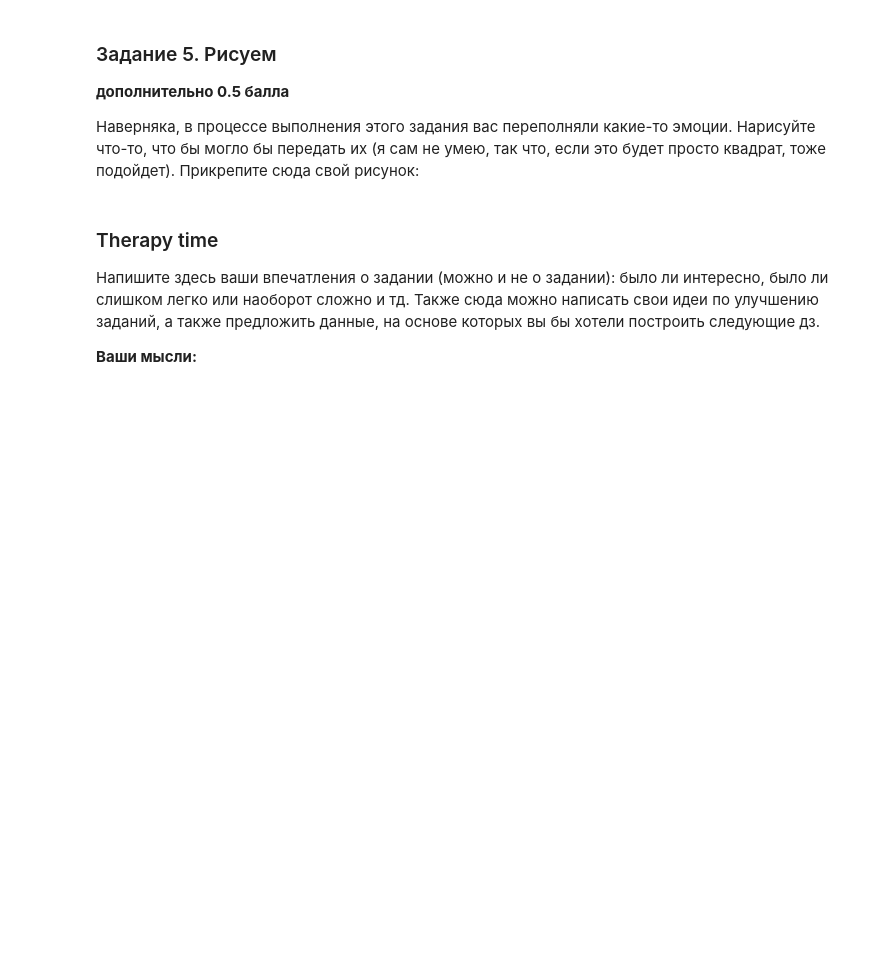
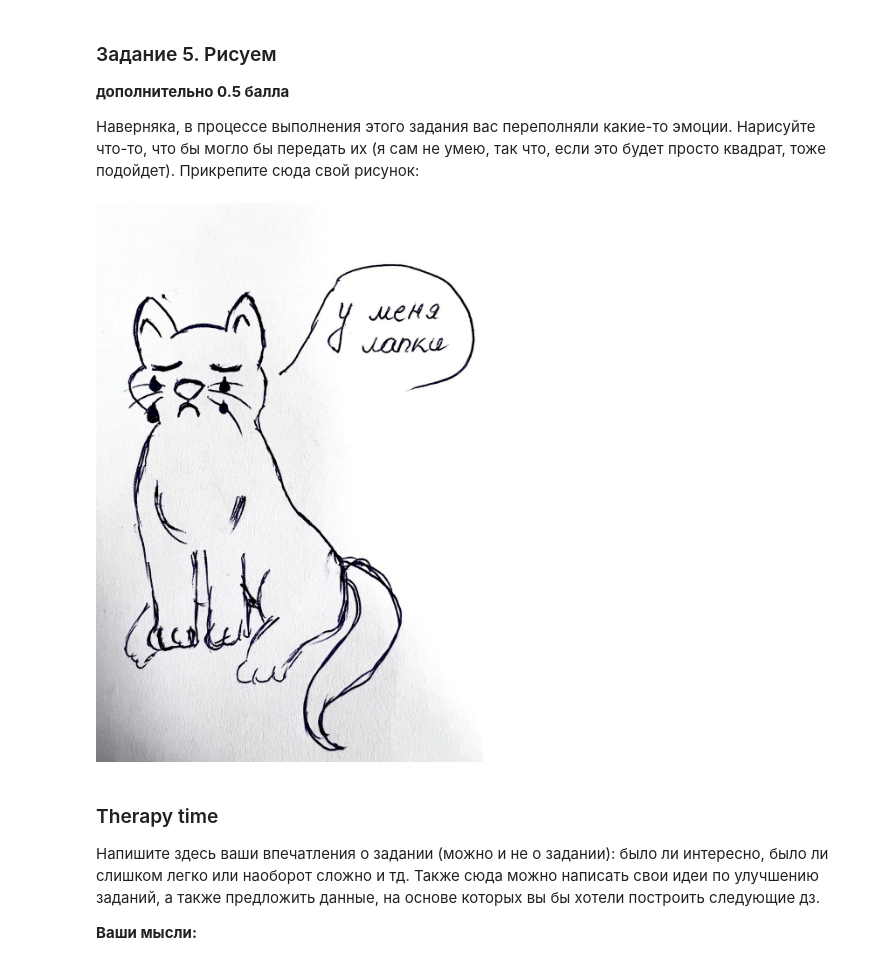
Before and after one commit to Golofeevad/BI_ML_2023, a Jupyter notebook: code/Ensembles.ipynb, the cells around one changed output. Saved outputs shown, nothing was run; the diff lists cells and outputs as text; code cells hidden in the pictures; blank space fills up the shorter version.

```diff
--- a/code/Ensembles.ipynb
+++ b/code/Ensembles.ipynb
@@ -436,6 +685,11 @@ data.head()
 Наверняка, в процессе выполнения этого задания вас переполняли какие-то эмоции. Нарисуйте что-то, что бы могло бы передать их (я сам не умею, так что, если это будет просто квадрат, тоже подойдет). Прикрепите сюда свой рисунок:
 # %%
 ## PASTE YOUR MASTERPIECE HERE (/¯◡ ‿ ◡)/¯☆*##
+# %%
+from IPython.display import Image
+Image("AAA.jpg")
+# %% [output]
+[figure, added]
 # %% [markdown]
 ### Therapy time
 
```
Also changed, not shown: parts of 36 cells of this notebook, 2 other files.
